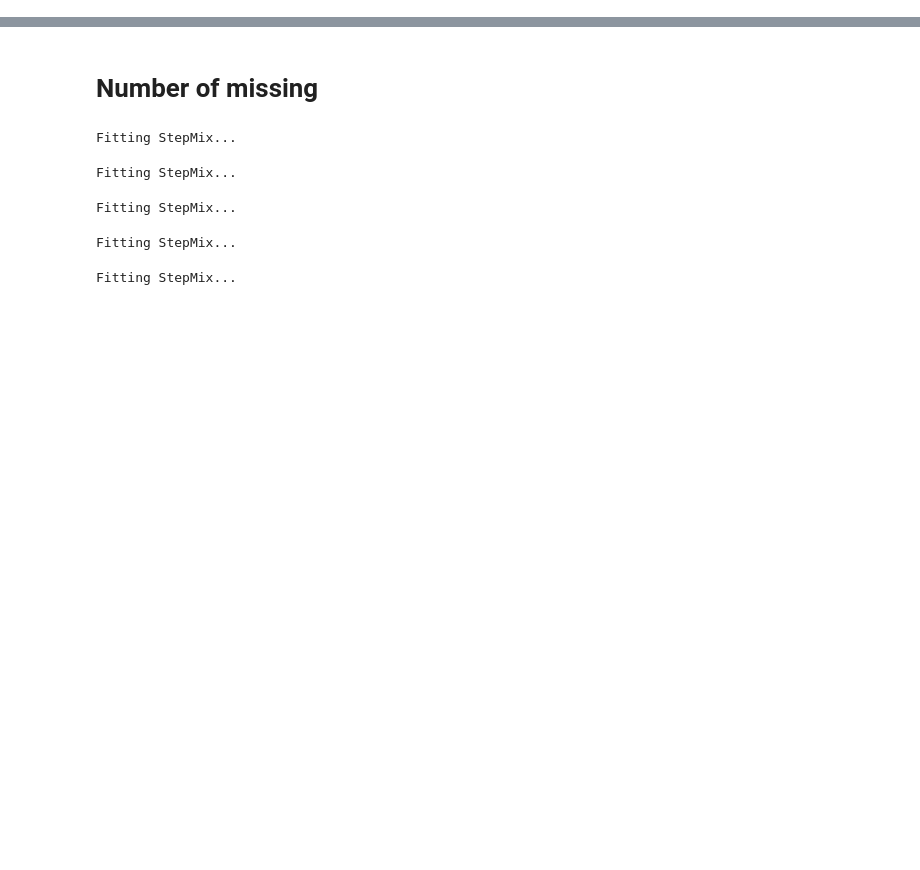
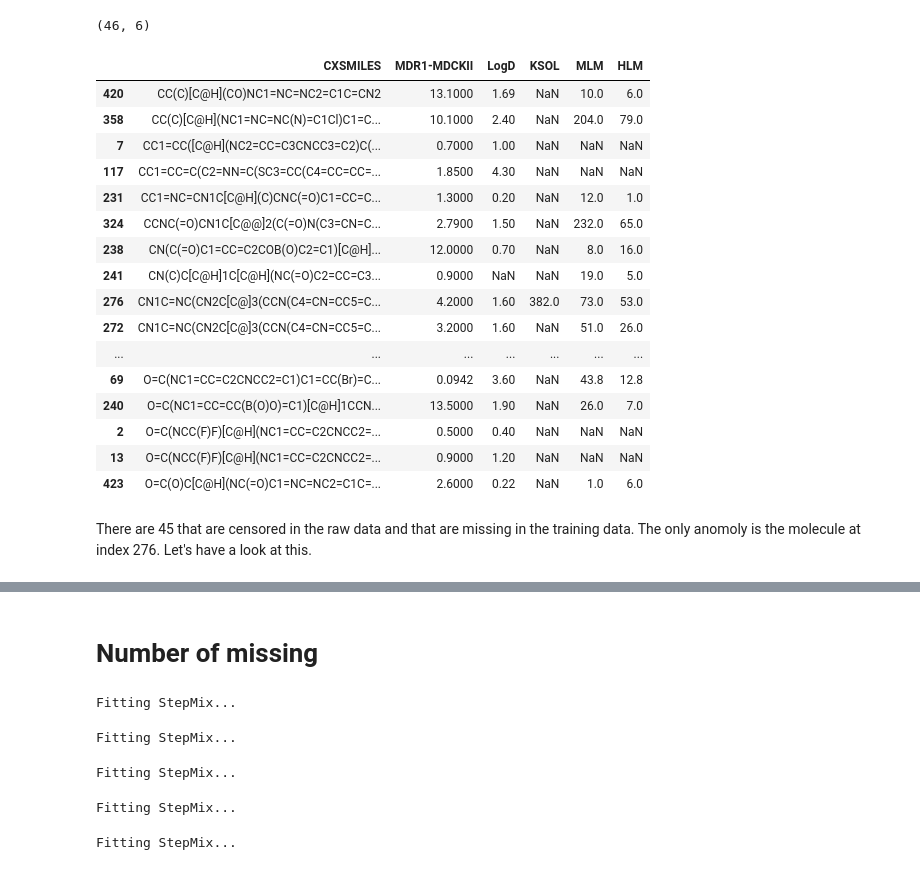
Before and after one commit to meyresearch/polaris_challenge, a Jupyter notebook: admet/missing_data.ipynb, the cells around one changed output, grey strips where cells are left out. Cells and saved outputs as stored; diff of their text form; code cells hidden in the pictures; blank space fills up the shorter version.

```diff
--- a/admet/missing_data.ipynb
+++ b/admet/missing_data.ipynb
@@ -25,0 +210,25 @@ competition.model_config
+# %%
+ksol_train_censored = train.loc[train['CXSMILES'].isin(ksol_censored['CXSMILES (CDD Compatible)'].values.tolist()), :]
+print(ksol_train_censored.shape)
+ksol_train_censored.sort_values(by=['CXSMILES'])
+# %% [output]
+(46, 6)
+|  | CXSMILES | MDR1-MDCKII | LogD | KSOL | MLM | HLM |
+| 420 | CC(C)[C@H](CO)NC1=NC=NC2=C1C=CN2 | 13.1000 | 1.69 | NaN | 10.0 | 6.0 |
+| 358 | CC(C)[C@H](NC1=NC=NC(N)=C1Cl)C1=C... | 10.1000 | 2.40 | NaN | 204.0 | 79.0 |
+| 7 | CC1=CC([C@H](NC2=CC=C3CNCC3=C2)C(... | 0.7000 | 1.00 | NaN | NaN | NaN |
+| 117 | CC1=CC=C(C2=NN=C(SC3=CC(C4=CC=CC=... | 1.8500 | 4.30 | NaN | NaN | NaN |
+| 231 | CC1=NC=CN1C[C@H](C)CNC(=O)C1=CC=C... | 1.3000 | 0.20 | NaN | 12.0 | 1.0 |
+| 324 | CCNC(=O)CN1C[C@@]2(C(=O)N(C3=CN=C... | 2.7900 | 1.50 | NaN | 232.0 | 65.0 |
+| 238 | CN(C(=O)C1=CC=C2COB(O)C2=C1)[C@H]... | 12.0000 | 0.70 | NaN | 8.0 | 16.0 |
+| 241 | CN(C)C[C@H]1C[C@H](NC(=O)C2=CC=C3... | 0.9000 | NaN | NaN | 19.0 | 5.0 |
+| 276 | CN1C=NC(CN2C[C@]3(CCN(C4=CN=CC5=C... | 4.2000 | 1.60 | 382.0 | 73.0 | 53.0 |
+| 272 | CN1C=NC(CN2C[C@]3(CCN(C4=CN=CC5=C... | 3.2000 | 1.60 | NaN | 51.0 | 26.0 |
+| ... | ... | ... | ... | ... | ... | ... |
+| 69 | O=C(NC1=CC=C2CNCC2=C1)C1=CC(Br)=C... | 0.0942 | 3.60 | NaN | 43.8 | 12.8 |
+| 240 | O=C(NC1=CC=CC(B(O)O)=C1)[C@H]1CCN... | 13.5000 | 1.90 | NaN | 26.0 | 7.0 |
+| 2 | O=C(NCC(F)F)[C@H](NC1=CC=C2CNCC2=... | 0.5000 | 0.40 | NaN | NaN | NaN |
+| 13 | O=C(NCC(F)F)[C@H](NC1=CC=C2CNCC2=... | 0.9000 | 1.20 | NaN | NaN | NaN |
+| 423 | O=C(O)C[C@H](NC(=O)C1=NC=NC2=C1C=... | 2.6000 | 0.22 | NaN | 1.0 | 6.0 |
+# %% [markdown]
+There are 45 that are censored in the raw data and that are missing in the training data.  The only anomoly is the molecule at index 276.  Let's have a look at this.
```
Also changed, not shown: parts of 56 cells of this notebook.
